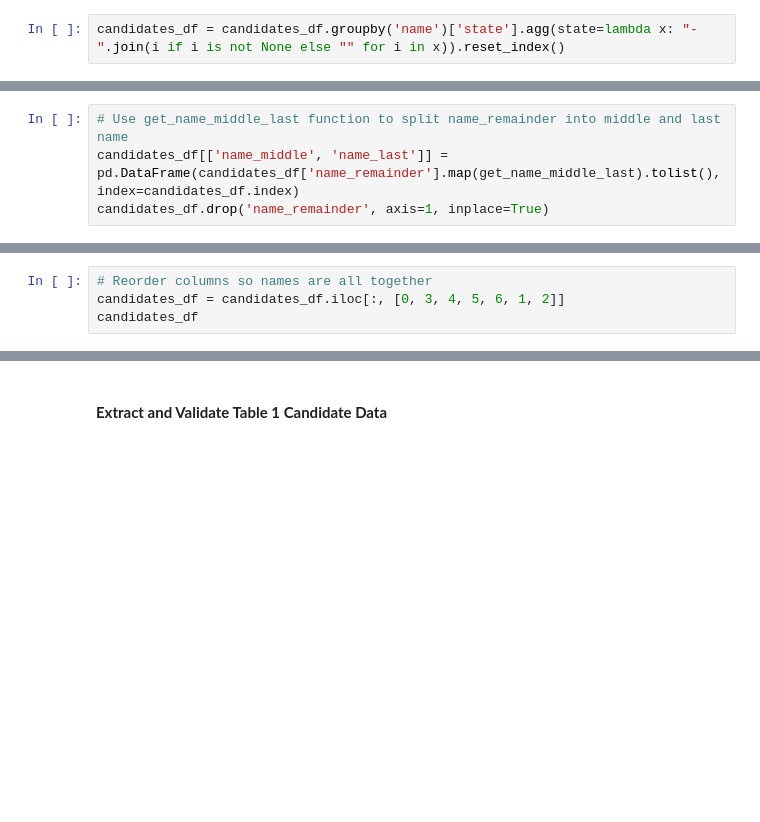
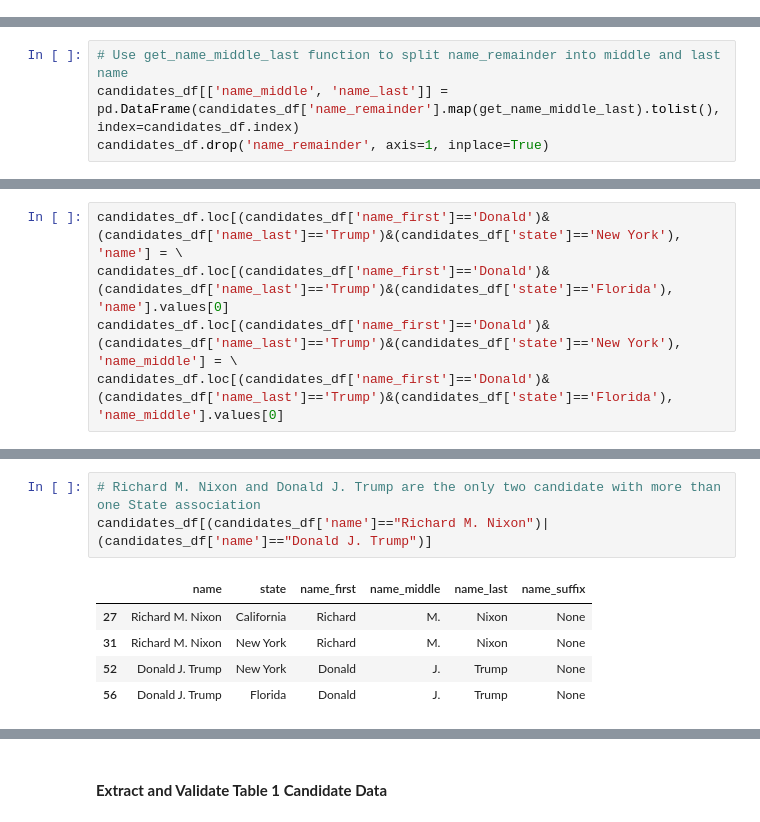
Before and after one commit to frederick-douglas-pearce/us-presidential-vote-analysis, a Jupyter notebook: step1_electoral_college_data.ipynb, the cells around one changed output, grey strips where cells are left out. Saved outputs shown, nothing was run; the diff lists cells and outputs as text; blank space fills up the shorter version.

Commit message:
Fix name duplicate for trump in table 2

```diff
--- a/step1_electoral_college_data.ipynb
+++ b/step1_electoral_college_data.ipynb
@@ -441,2 +385,0 @@ candidates_df[candidates_df['name']=="Richard M. Nixon"]
-# %%
-candidates_df = candidates_df.groupby('name')['state'].agg(state=lambda x: "-".join(i if i is not None else "" for i in x)).reset_index()
@@ -505,4 +419,0 @@ candidates_df['name_suffix'] = candidates_df['name'].map(lambda x: "Jr." if x.en
-# %%
-# Reorder columns so names are all together
-candidates_df = candidates_df.iloc[:, [0, 3, 4, 5, 6, 1, 2]]
-candidates_df
@@ -526,0 +442,5 @@ candidates_df
+# %%
+candidates_df.loc[(candidates_df['name_first']=='Donald')&(candidates_df['name_last']=='Trump')&(candidates_df['state']=='New York'), 'name'] = \
+candidates_df.loc[(candidates_df['name_first']=='Donald')&(candidates_df['name_last']=='Trump')&(candidates_df['state']=='Florida'), 'name'].values[0]
+candidates_df.loc[(candidates_df['name_first']=='Donald')&(candidates_df['name_last']=='Trump')&(candidates_df['state']=='New York'), 'name_middle'] = \
+candidates_df.loc[(candidates_df['name_first']=='Donald')&(candidates_df['name_last']=='Trump')&(candidates_df['state']=='Florida'), 'name_middle'].values[0]
@@ -526,0 +476,9 @@ candidates_df
+# %%
+# Richard M. Nixon and Donald J. Trump are the only two candidate with more than one State association
+candidates_df[(candidates_df['name']=="Richard M. Nixon")|(candidates_df['name']=="Donald J. Trump")]
+# %% [output]
+|  | name | state | name_first | name_middle | name_last | name_suffix |
+| 27 | Richard M. Nixon | California | Richard | M. | Nixon | None |
+| 31 | Richard M. Nixon | New York | Richard | M. | Nixon | None |
+| 52 | Donald J. Trump | New York | Donald | J. | Trump | None |
+| 56 | Donald J. Trump | Florida | Donald | J. | Trump | None |
```
Also changed, not shown: parts of 39 cells of this notebook.
